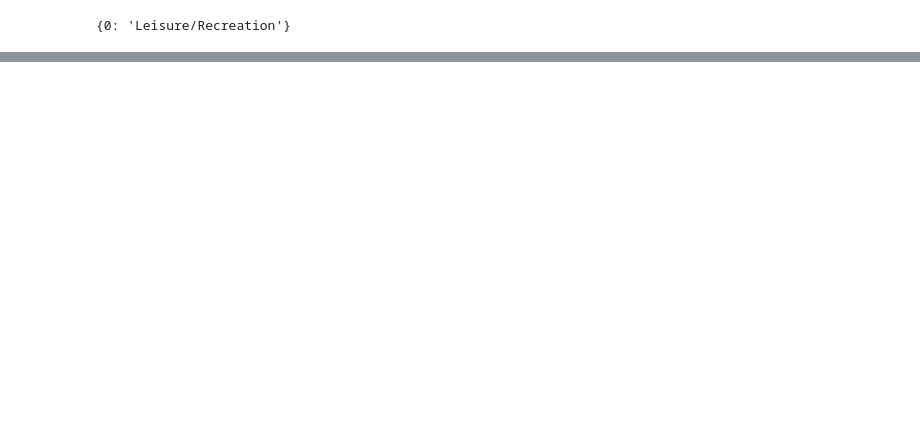
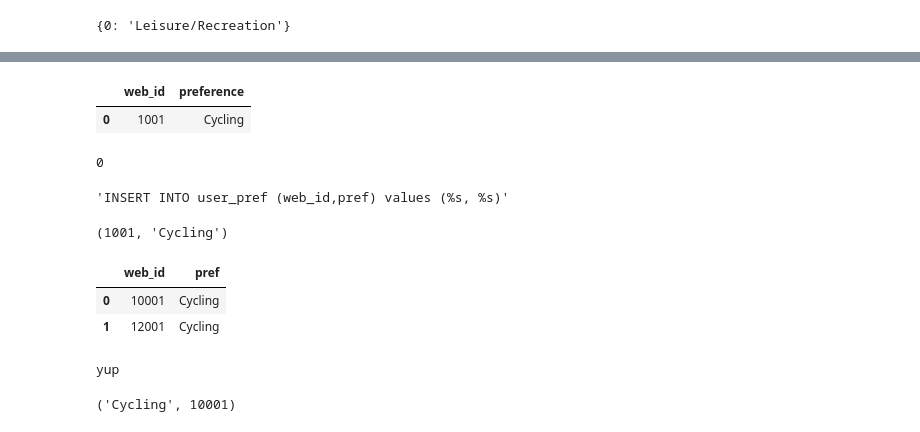
Before and after one commit to ogup0002/UI-healthrisk, a Jupyter notebook: Recommendation-System/Python Script/Recommendation_Engine.ipynb, the cells around one changed output, grey strips where cells are left out. Saved outputs shown, nothing was run; the diff lists cells and outputs as text; code cells hidden in the pictures; blank space fills up the shorter version.

```diff
--- a/Recommendation-System/Python Script/Recommendation_Engine.ipynb
+++ b/Recommendation-System/Python Script/Recommendation_Engine.ipynb
@@ -282,0 +304,8 @@ d1
+# %%
+conn = pymysql.connect(
+        user="sittofit",
+        password="0AxPzbedoJFNTfPj67Pr",
+        host="db.sittofit.tk",
+        port=3306,
+        database="sittofit",
+        cursorclass = pymysql.cursors.DictCursor)
@@ -282,0 +351,10 @@ d1
+# %%
+df
+# %% [output]
+|  | web_id | preference |
+| 0 | 1001 | Cycling |
+# %%
+cursorObject.execute(d)
+# conn.commit()
+# %% [output]
+0
@@ -282,0 +364,8 @@ d1
+# %%
+d
+# %% [output]
+'INSERT INTO user_pref (web_id,pref) values (%s, %s)'
+# %%
+val
+# %% [output]
+(1001, 'Cycling')
@@ -282,0 +374,3 @@ d1
+# %%
+# cursorObject.execute('''select * from user_pref''')
+df = pd.read_sql('''select * from user_pref''', conn)
@@ -282,0 +379,6 @@ d1
+# %%
+df
+# %% [output]
+|  | web_id | pref |
+| 0 | 10001 | Cycling |
+| 1 | 12001 | Cycling |
@@ -282,0 +387,7 @@ d1
+# %%
+if 10001 in df['web_id'].values:
+    print('yup')
+else:
+    print('nop')
+# %% [output]
+yup
@@ -282,0 +397,4 @@ d1
+# %%
+val2
+# %% [output]
+('Cycling', 10001)
```
Also changed, not shown: parts of 30 cells of this notebook.
